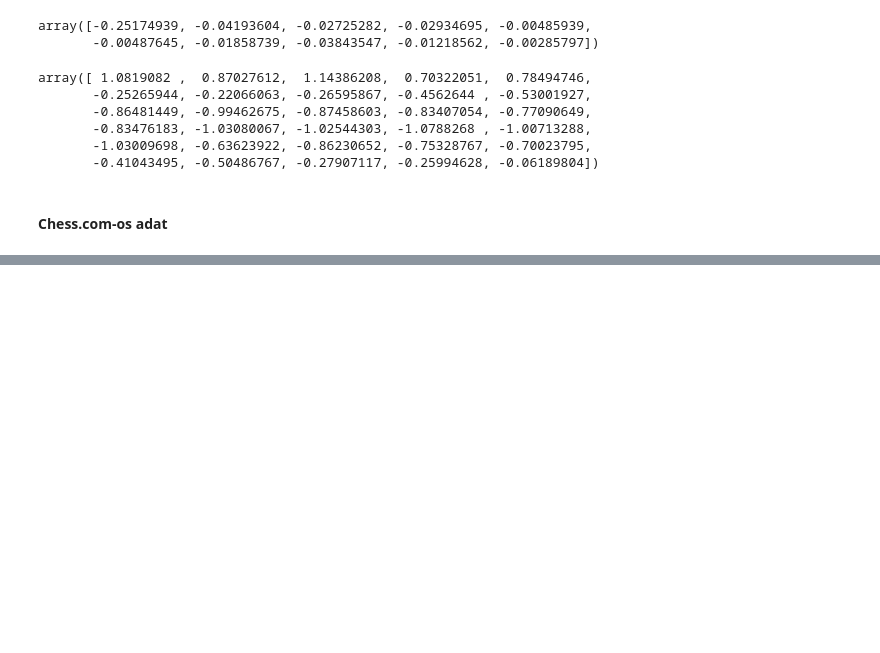
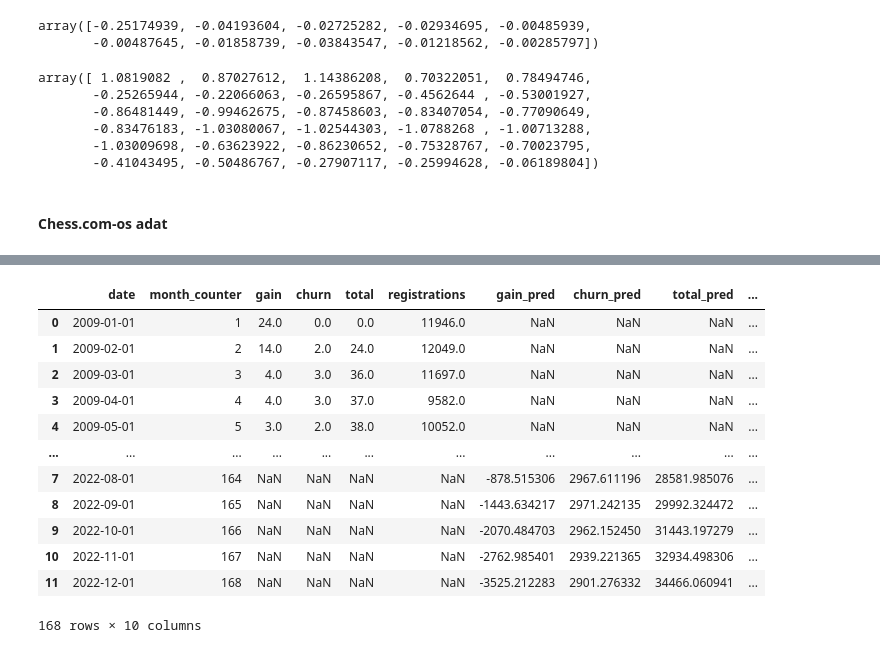
Before and after one commit to DanielBarabas/rajk-ml-course-barab, a Jupyter notebook: homeworks/BD_hw.ipynb, the cells around one changed output, grey strips where cells are left out. Saved outputs shown, nothing was run; the diff lists cells and outputs as text; code cells hidden in the pictures; blank space fills up the shorter version.

```diff
--- a/homeworks/BD_hw.ipynb
+++ b/homeworks/BD_hw.ipynb
@@ -307,0 +266,6 @@ array([0.00359243, 0.0037487 , 0.00391156, 0.00408119, 0.00425777,
+# %%
+#feature_cols = [col for col in data.columns[19:28]]
+# Nem tudok lag-eket használni, ha nem léteznek ezek a változók a predikált időszakban :(.
+# Valszeg meg lehetne csinálni, hogy folyamatosan prediktálok csak egy hónapot, de ahhoz sajnos későn kezdtem el a házit. Ezért csak az idővel fogok prediktálni
+feature_cols = ["month_counter"]
+feature_cols
@@ -307,0 +330,16 @@ array([0.00359243, 0.0037487 , 0.00391156, 0.00408119, 0.00425777,
+# %%
+plot_df
+# %% [output]
+|  | date | month_counter | gain | churn | total | registrations | gain_pred | churn_pred | total_pred | ... |
+| 0 | 2009-01-01 | 1 | 24.0 | 0.0 | 0.0 | 11946.0 | NaN | NaN | NaN | ... |
+| 1 | 2009-02-01 | 2 | 14.0 | 2.0 | 24.0 | 12049.0 | NaN | NaN | NaN | ... |
+| 2 | 2009-03-01 | 3 | 4.0 | 3.0 | 36.0 | 11697.0 | NaN | NaN | NaN | ... |
+| 3 | 2009-04-01 | 4 | 4.0 | 3.0 | 37.0 | 9582.0 | NaN | NaN | NaN | ... |
+| 4 | 2009-05-01 | 5 | 3.0 | 2.0 | 38.0 | 10052.0 | NaN | NaN | NaN | ... |
+| ... | ... | ... | ... | ... | ... | ... | ... | ... | ... | ... |
+| 7 | 2022-08-01 | 164 | NaN | NaN | NaN | NaN | -878.515306 | 2967.611196 | 28581.985076 | ... |
+| 8 | 2022-09-01 | 165 | NaN | NaN | NaN | NaN | -1443.634217 | 2971.242135 | 29992.324472 | ... |
+| 9 | 2022-10-01 | 166 | NaN | NaN | NaN | NaN | -2070.484703 | 2962.152450 | 31443.197279 | ... |
+| 10 | 2022-11-01 | 167 | NaN | NaN | NaN | NaN | -2762.985401 | 2939.221365 | 32934.498306 | ... |
+| 11 | 2022-12-01 | 168 | NaN | NaN | NaN | NaN | -3525.212283 | 2901.276332 | 34466.060941 | ... |
+168 rows × 10 columns
```
Also changed, not shown: parts of 27 cells of this notebook.
